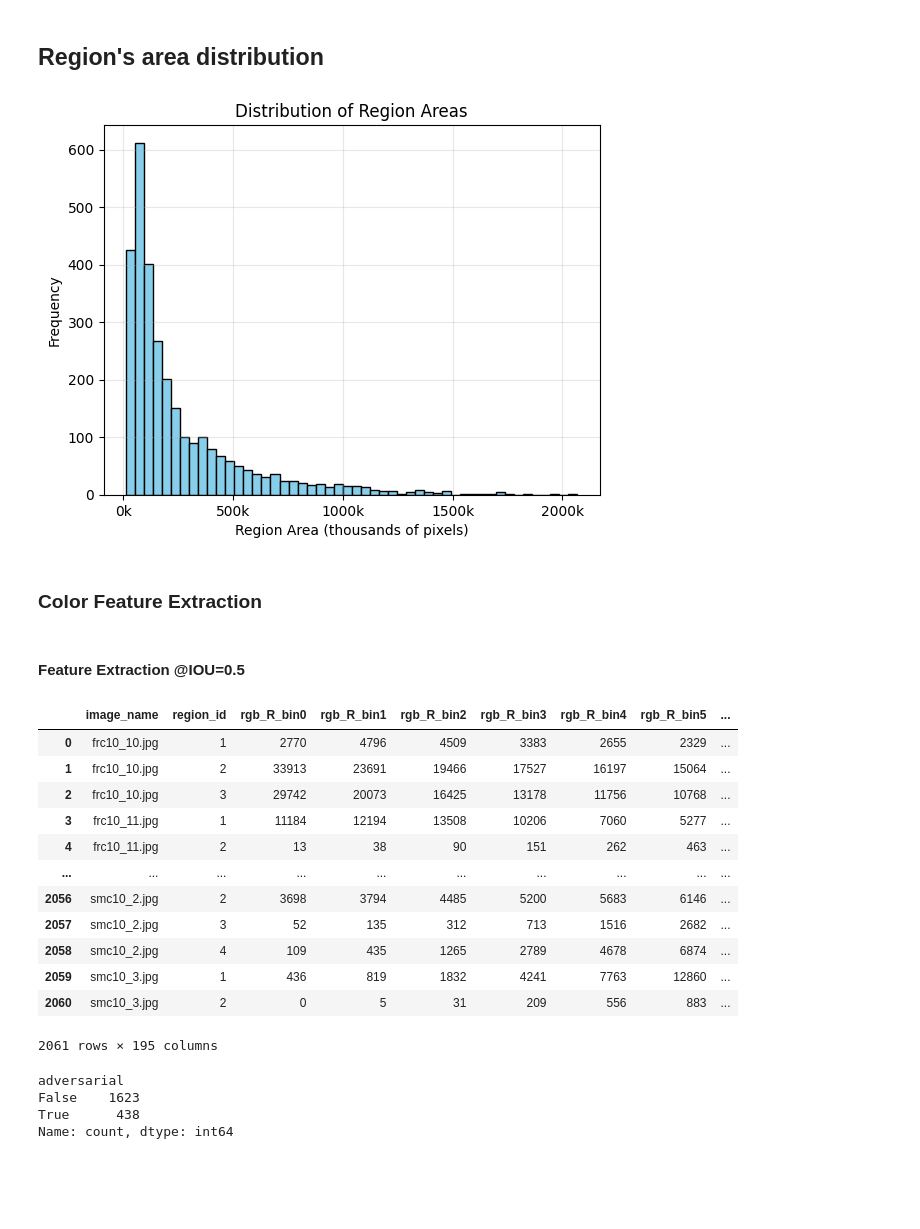
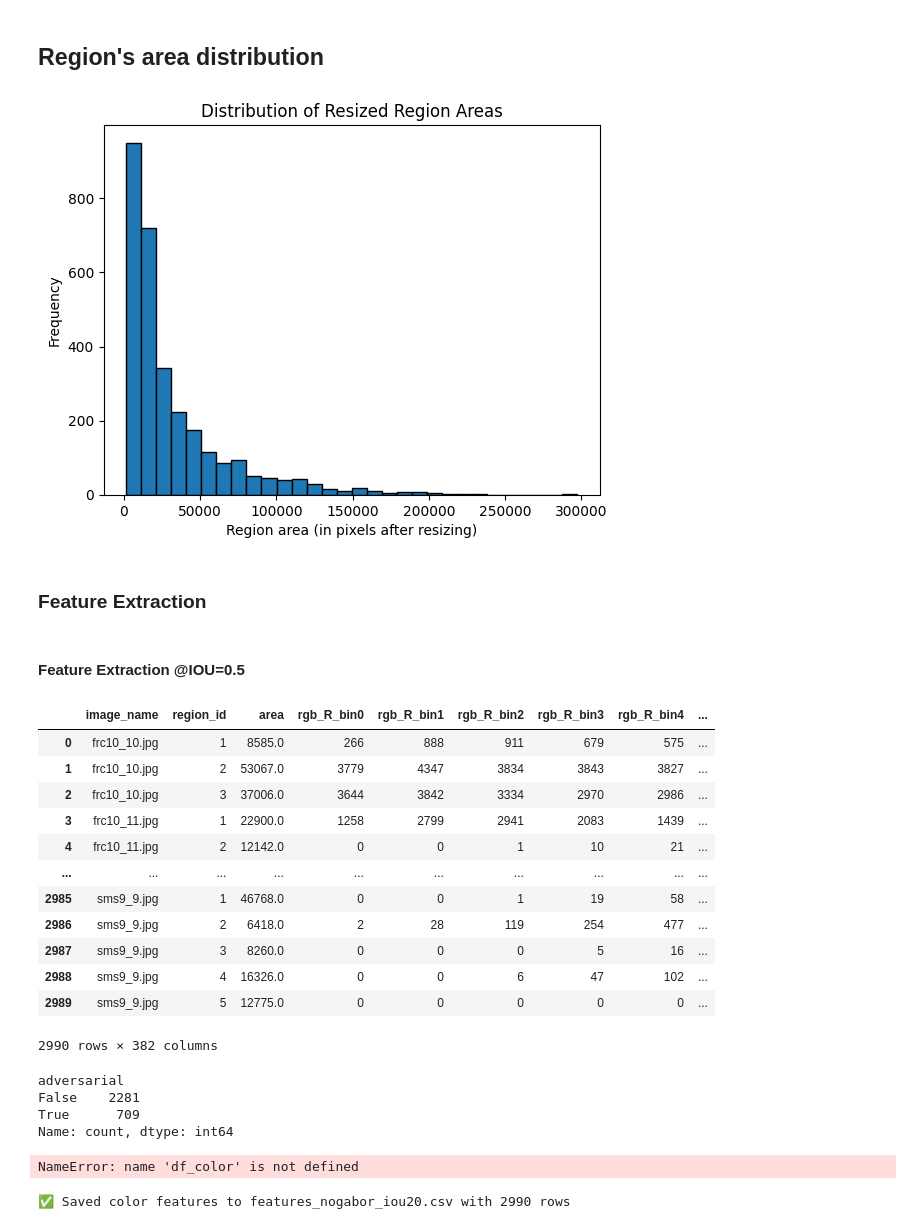
Before and after one commit to corvus-rex/Project-Satanael, a Jupyter notebook: defense_pipeline/FeatureExtraction.ipynb, the cells around one changed output. Saved outputs shown, nothing was run; the diff lists cells and outputs as text; code cells hidden in the pictures; blank space fills up the shorter version.

Commit message:
Feature Extraction complete

```diff
--- a/defense_pipeline/FeatureExtraction.ipynb
+++ b/defense_pipeline/FeatureExtraction.ipynb
@@ -590,7 +590,8 @@ Undetected adversarial patch @frc5_1.jpg
 # %% [markdown]
 ## Region's area distribution
 # %%
-import matplotlib.pyplot as plt
+from tqdm import tqdm
+import cv2
 
 all_areas = []
 
@@ -601,29 +602,37 @@ for fname in tqdm(os.listdir(MASK_RES_DIR), desc="Extracting region info..."):
         mask_path = os.path.join(MASK_RES_DIR, fname)
         mask = cv2.imread(mask_path, cv2.IMREAD_GRAYSCALE)
         mask = (mask > 0).astype(np.uint8)
-    except:
+
+        # --- Resize mask so shorter side = 1024 ---
+        h, w = mask.shape
+        if h < w:
+            new_h = 1024
+            new_w = int(w * (1024 / h))
+        else:
+            new_w = 1024
+            new_h = int(h * (1024 / w))
+        mask = cv2.resize(mask, (new_w, new_h), interpolation=cv2.INTER_NEAREST)
+
+    except Exception as e:
+        print(f"Error processing {fname}: {e}")
         continue
 
     regions = get_regions_from_mask(mask)
     for r in regions:
         all_areas.append(r['area'])
 # %%
-import matplotlib.ticker as ticker
+import matplotlib.pyplot as plt
 
-plt.hist(all_areas, bins=50, color='skyblue', edgecolor='black')
-plt.xlabel("Region Area (thousands of pixels)")
+# Plot histogram of resized region areas
+plt.hist(all_areas, bins=30, edgecolor='black')
+plt.xlabel("Region area (in pixels after resizing)")
 plt.ylabel("Frequency")
-plt.title("Distribution of Region Areas")
-
-# Format in kpx
-plt.gca().xaxis.set_major_formatter(ticker.FuncFormatter(lambda x, pos: f"{x/1000:.0f}k"))
-
-plt.grid(True, alpha=0.3)
+plt.title("Distribution of Resized Region Areas")
 plt.show()
 # %% [output]
-[figure, old version]
+[figure, new version]
 # %% [markdown]
-### Color Feature Extraction
+### Feature Extraction
 # %%
 import os
 
@@ -765,23 +844,33 @@ for fname in tqdm(os.listdir(APRICOT_TEST_DIR), desc="Extracting color feature..
 # %%
-df_color
+df_features
 # %% [output]
-|  | image_name | region_id | rgb_R_bin0 | rgb_R_bin1 | rgb_R_bin2 | rgb_R_bin3 | rgb_R_bin4 | rgb_R_bin5 | ... |
-| 0 | frc10_10.jpg | 1 | 2770 | 4796 | 4509 | 3383 | 2655 | 2329 | ... |
-| 1 | frc10_10.jpg | 2 | 33913 | 23691 | 19466 | 17527 | 16197 | 15064 | ... |
-| 2 | frc10_10.jpg | 3 | 29742 | 20073 | 16425 | 13178 | 11756 | 10768 | ... |
-| 3 | frc10_11.jpg | 1 | 11184 | 12194 | 13508 | 10206 | 7060 | 5277 | ... |
-| 4 | frc10_11.jpg | 2 | 13 | 38 | 90 | 151 | 262 | 463 | ... |
+|  | image_name | region_id | area | rgb_R_bin0 | rgb_R_bin1 | rgb_R_bin2 | rgb_R_bin3 | rgb_R_bin4 | ... |
+| 0 | frc10_10.jpg | 1 | 8585.0 | 266 | 888 | 911 | 679 | 575 | ... |
+| 1 | frc10_10.jpg | 2 | 53067.0 | 3779 | 4347 | 3834 | 3843 | 3827 | ... |
+| 2 | frc10_10.jpg | 3 | 37006.0 | 3644 | 3842 | 3334 | 2970 | 2986 | ... |
+| 3 | frc10_11.jpg | 1 | 22900.0 | 1258 | 2799 | 2941 | 2083 | 1439 | ... |
+| 4 | frc10_11.jpg | 2 | 12142.0 | 0 | 0 | 1 | 10 | 21 | ... |
 | ... | ... | ... | ... | ... | ... | ... | ... | ... | ... |
-| 2056 | smc10_2.jpg | 2 | 3698 | 3794 | 4485 | 5200 | 5683 | 6146 | ... |
-| 2057 | smc10_2.jpg | 3 | 52 | 135 | 312 | 713 | 1516 | 2682 | ... |
-| 2058 | smc10_2.jpg | 4 | 109 | 435 | 1265 | 2789 | 4678 | 6874 | ... |
-| 2059 | smc10_3.jpg | 1 | 436 | 819 | 1832 | 4241 | 7763 | 12860 | ... |
-| 2060 | smc10_3.jpg | 2 | 0 | 5 | 31 | 209 | 556 | 883 | ... |
+| 2985 | sms9_9.jpg | 1 | 46768.0 | 0 | 0 | 1 | 19 | 58 | ... |
+| 2986 | sms9_9.jpg | 2 | 6418.0 | 2 | 28 | 119 | 254 | 477 | ... |
+| 2987 | sms9_9.jpg | 3 | 8260.0 | 0 | 0 | 0 | 5 | 16 | ... |
+| 2988 | sms9_9.jpg | 4 | 16326.0 | 0 | 0 | 6 | 47 | 102 | ... |
+| 2989 | sms9_9.jpg | 5 | 12775.0 | 0 | 0 | 0 | 0 | 0 | ... |
-2061 rows × 195 columns
+2990 rows × 382 columns
 # %%
-df_color["adversarial"].value_counts()
+df_features["adversarial"].value_counts()
 # %% [output]
 adversarial
-False    1623
-True      438
+False    2281
+True      709
 Name: count, dtype: int64
+# %%
+df_color["adversarial"].value_counts()
+# %% [output]
+NameError: name 'df_color' is not defined
+# %%
+OUTPUT_CSV = "features_nogabor_iou20.csv"
+df_features.to_csv(OUTPUT_CSV, index=False)
+print(f"✅ Saved color features to {OUTPUT_CSV} with {len(df_features)} rows")
+# %% [output]
+✅ Saved color features to features_nogabor_iou20.csv with 2990 rows
```
Also changed, not shown: parts of 3 cells of this notebook, 6 other files.
